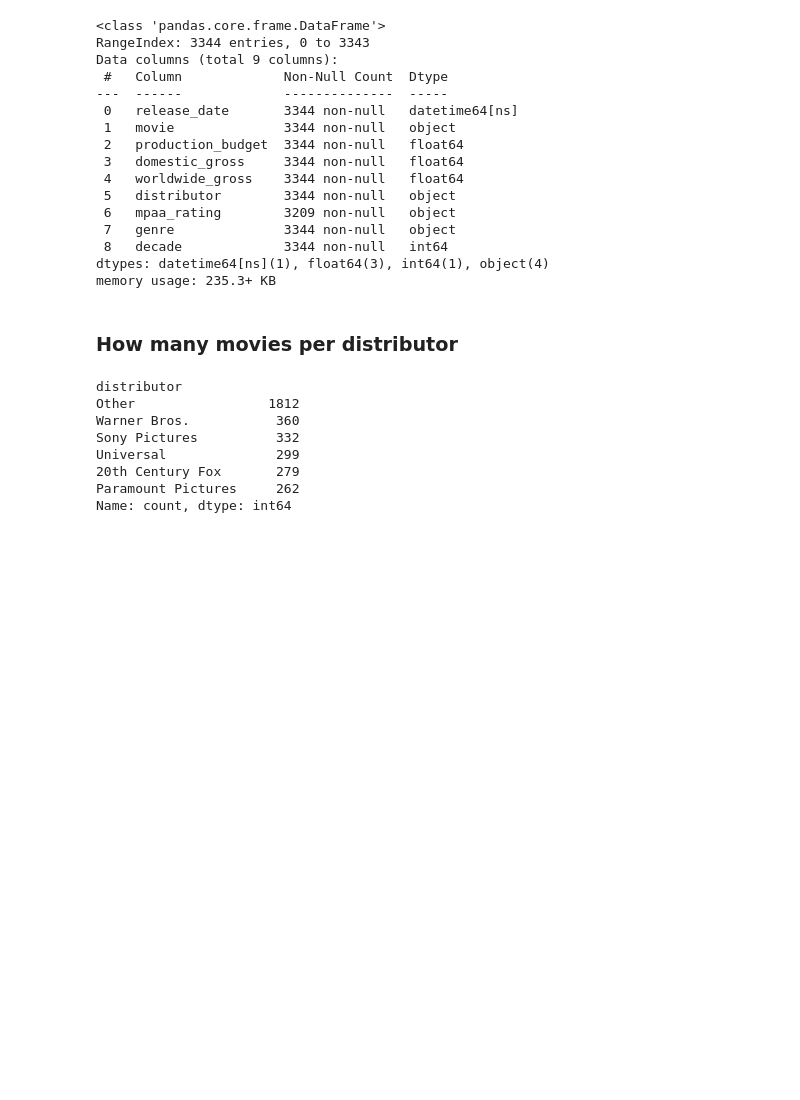
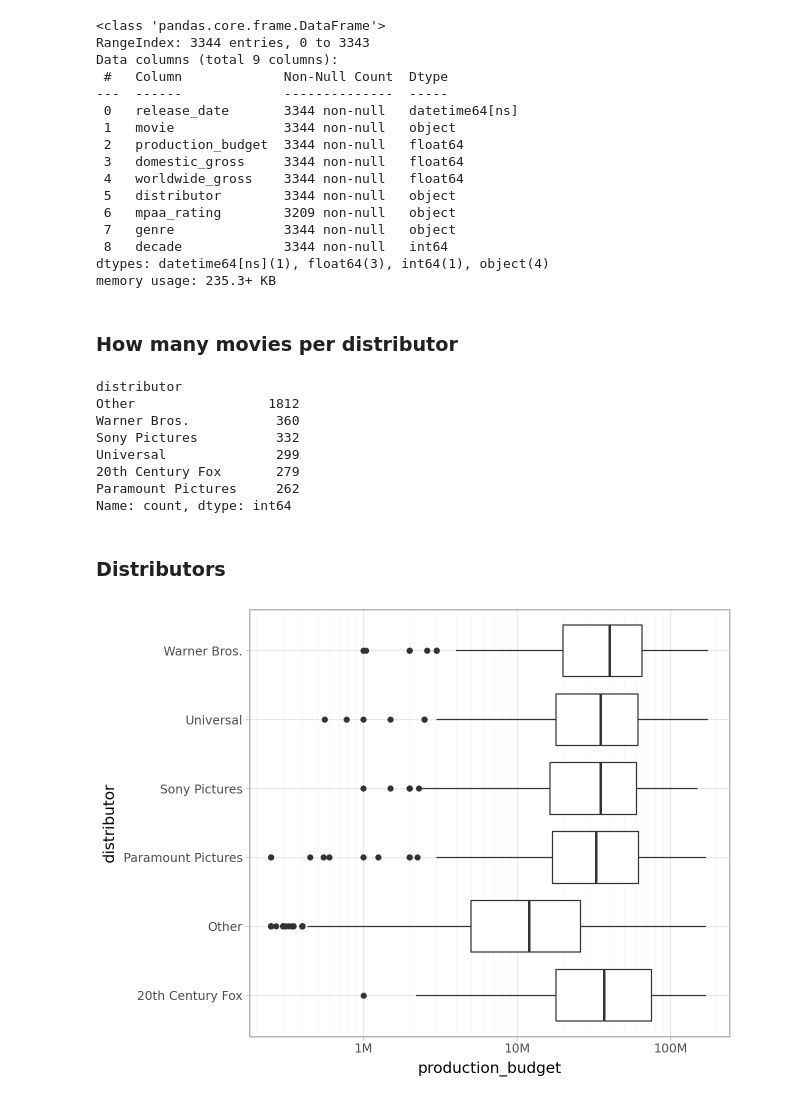
Before and after one commit to IsmaelMasharo/tidytuesday, a Jupyter notebook: 568-horror-movies/dr_screencast.ipynb, the cells around one changed output. Drawn from its saved outputs; the diff is of its cells as text; code cells hidden in the pictures; blank space fills up the shorter version.

```diff
--- a/568-horror-movies/dr_screencast.ipynb
+++ b/568-horror-movies/dr_screencast.ipynb
@@ -110,9 +112,14 @@ Universal              299
 20th Century Fox       279
 Paramount Pictures     262
 Name: count, dtype: int64
+# %% [markdown]
+### Distributors
 # %%
 (
     pn.ggplot(df, pn.aes('distributor', "production_budget"))
     + pn.geom_boxplot()
-    + pn.scale_x_log10(labels=pl_M)
+    + pn.coord_flip()
+    + pn.scale_y_log10(labels=pl_M)
 )
+# %% [output]
+[figure, added]
```
Also changed, not shown: parts of 9 cells of this notebook, 1 other file.
